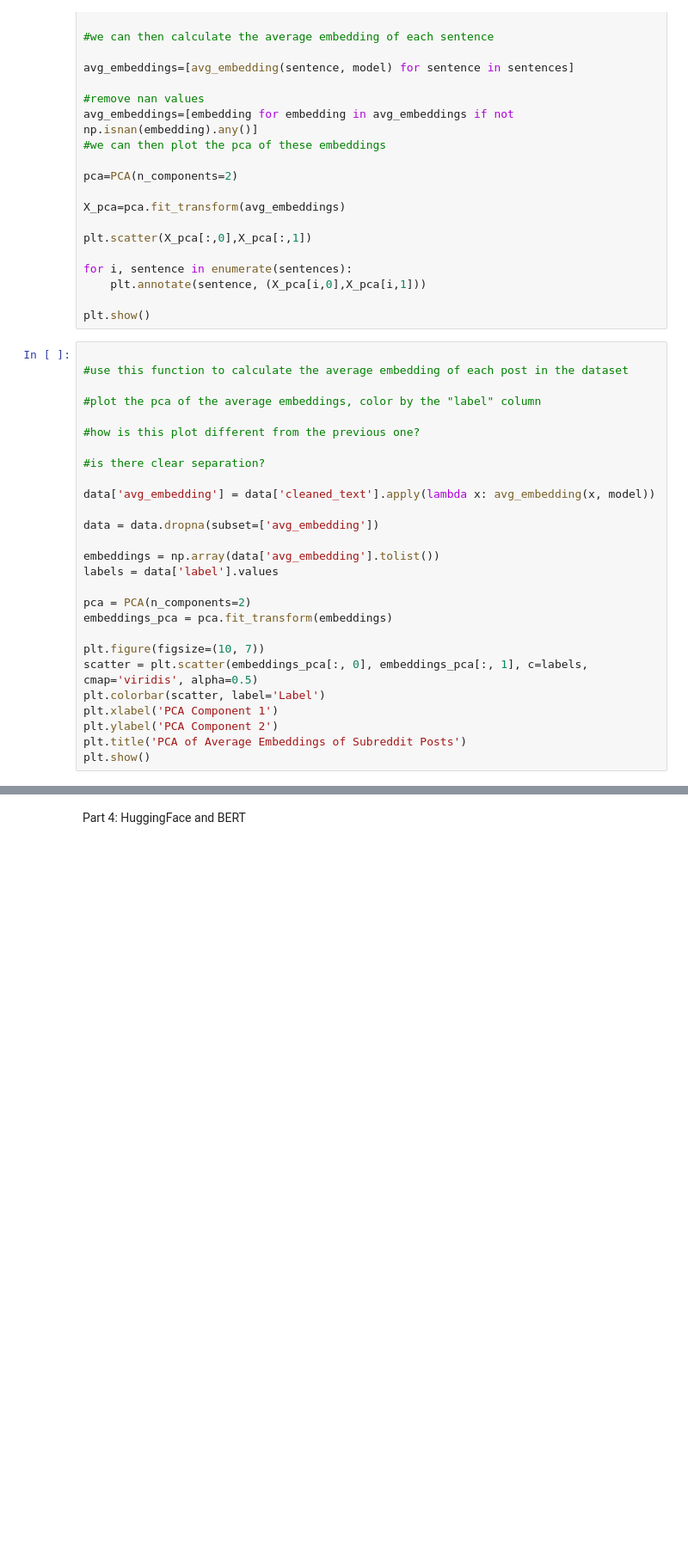
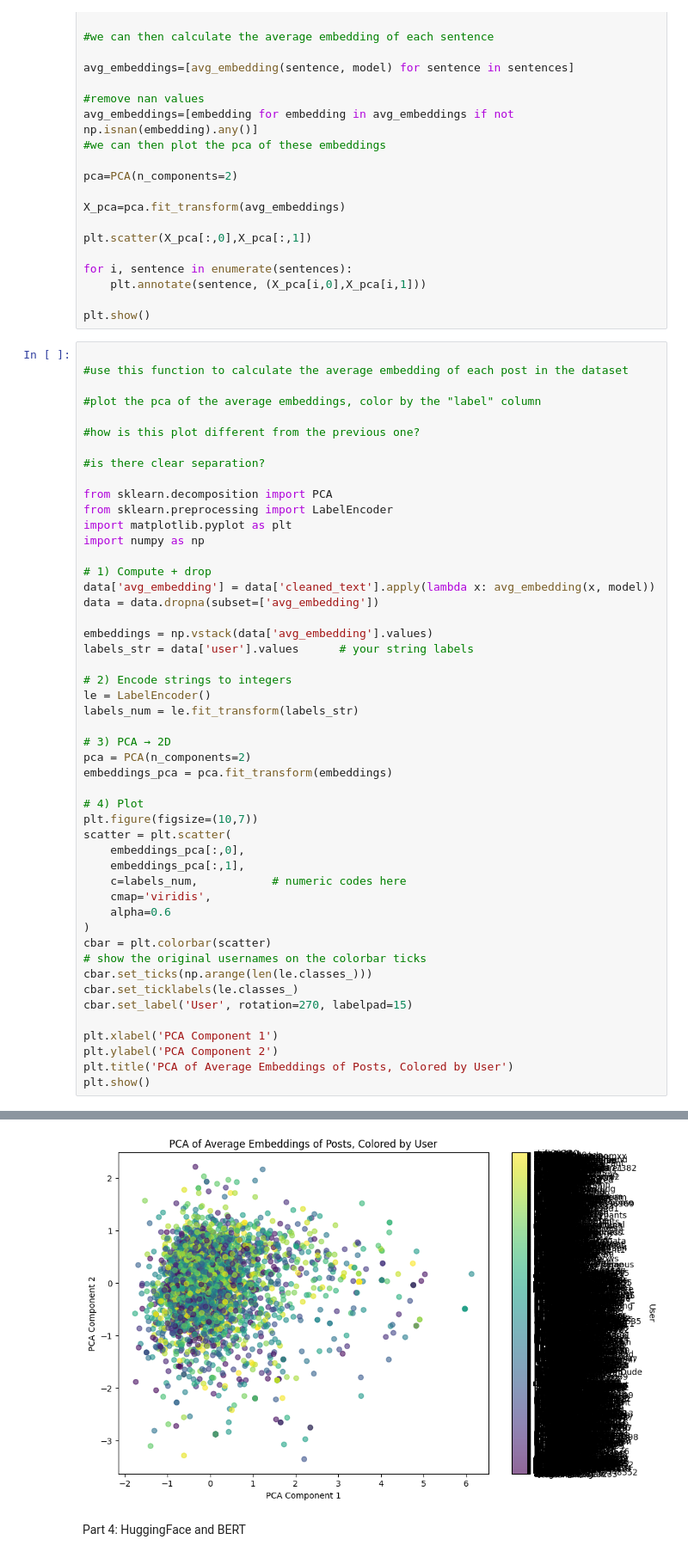
Before and after one commit to ritorito4444/project3-embeddings, a Jupyter notebook: project-3.ipynb, the cells around one changed output, grey strips where cells are left out. Shown at 86% size. Saved outputs shown, nothing was run; the diff lists cells and outputs as text; blank space fills up the shorter version.

```diff
--- a/project-3.ipynb
+++ b/project-3.ipynb
@@ -388,21 +373,43 @@ plt.show()
 
 #is there clear separation?
 
+from sklearn.decomposition import PCA
+from sklearn.preprocessing import LabelEncoder
+import matplotlib.pyplot as plt
+import numpy as np
+
+# 1) Compute + drop
 data['avg_embedding'] = data['cleaned_text'].apply(lambda x: avg_embedding(x, model))
-
 data = data.dropna(subset=['avg_embedding'])
 
-embeddings = np.array(data['avg_embedding'].tolist())
-labels = data['label'].values
+embeddings = np.vstack(data['avg_embedding'].values)
+labels_str = data['user'].values      # your string labels
 
+# 2) Encode strings to integers
+le = LabelEncoder()
+labels_num = le.fit_transform(labels_str)
+
+# 3) PCA → 2D
 pca = PCA(n_components=2)
 embeddings_pca = pca.fit_transform(embeddings)
 
-plt.figure(figsize=(10, 7))
-scatter = plt.scatter(embeddings_pca[:, 0], embeddings_pca[:, 1], c=labels, cmap='viridis', alpha=0.5)
-plt.colorbar(scatter, label='Label')
+# 4) Plot
+plt.figure(figsize=(10,7))
+scatter = plt.scatter(
+    embeddings_pca[:,0],
+    embeddings_pca[:,1],
+    c=labels_num,           # numeric codes here
+    cmap='viridis',
+    alpha=0.6
+)
+cbar = plt.colorbar(scatter)
+# show the original usernames on the colorbar ticks
+cbar.set_ticks(np.arange(len(le.classes_)))
+cbar.set_ticklabels(le.classes_)
+cbar.set_label('User', rotation=270, labelpad=15)
+
 plt.xlabel('PCA Component 1')
 plt.ylabel('PCA Component 2')
-plt.title('PCA of Average Embeddings of Subreddit Posts')
+plt.title('PCA of Average Embeddings of Posts, Colored by User')
 plt.show()
 # %% [output]
@@ -410,2 +416,3 @@ KeyError: 'label'
+[figure, added]
 # %% [markdown]
 Part 4: HuggingFace and BERT
```
Also changed, not shown: parts of 17 cells of this notebook.
